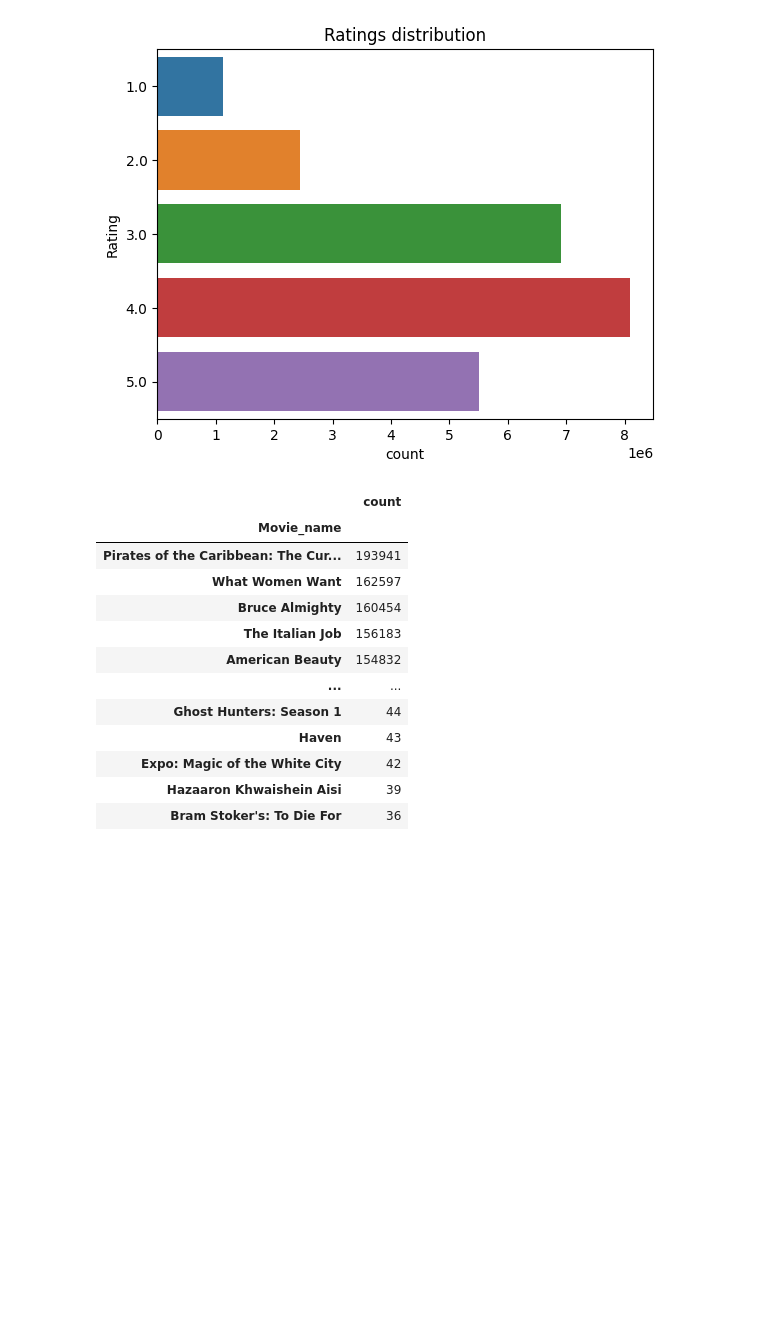
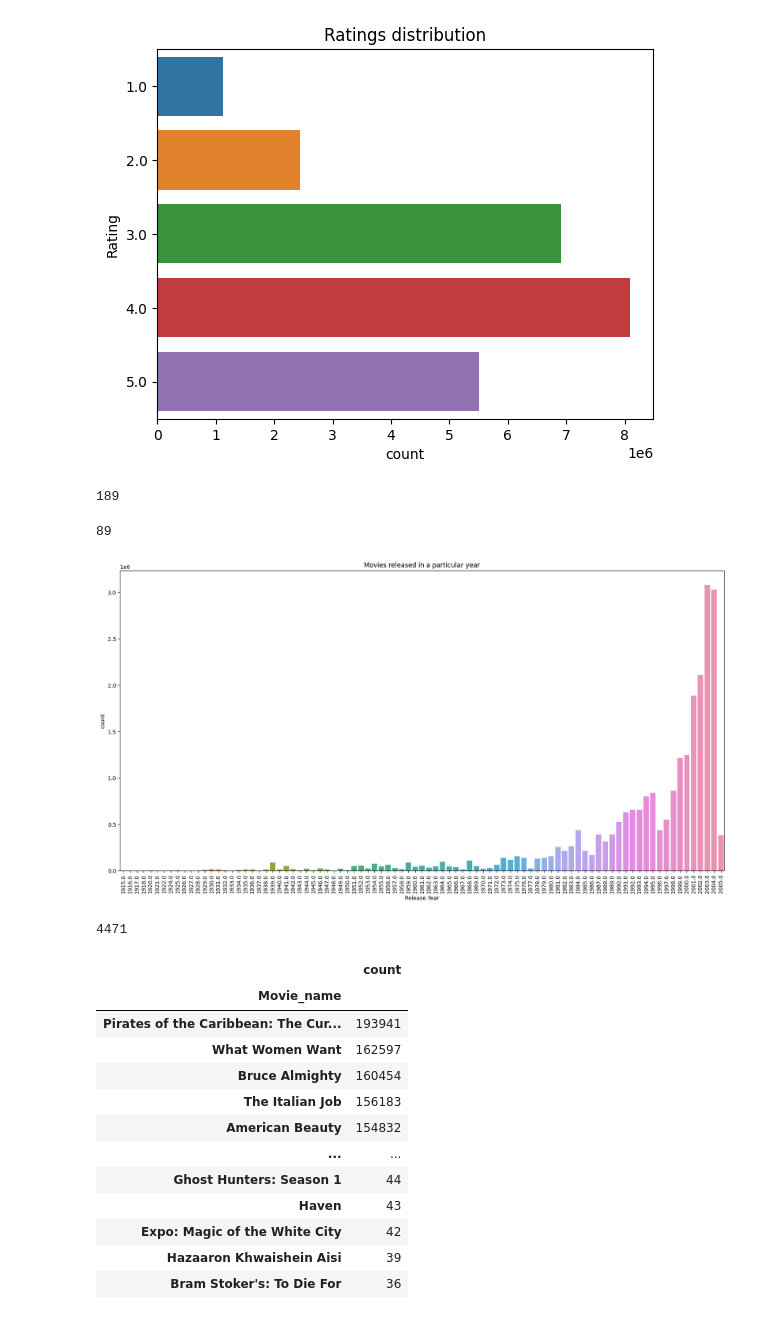
Before and after one commit to XXzE3/Movie-recommender-engine, a Jupyter notebook: Movie recommender engine.ipynb, the cells around one changed output. Drawn from its saved outputs; the diff is of its cells as text; code cells hidden in the pictures; blank space fills up the shorter version.

```diff
--- a/Movie recommender engine.ipynb
+++ b/Movie recommender engine.ipynb
@@ -318,8 +326,8 @@ movie_name
 # %% [markdown]
 ### Merging the names to netflix dataset for ***Final dataset***
 # %%
-netflix_names = pd.merge(netflix,movie_name,on='MovieId',how='left')
-netflix_names
+netflix = pd.merge(netflix,movie_name,on='MovieId',how='left')
+netflix
 # %% [output]
 |  | CustId | Rating | MovieId | Release Year | Movie_name |
 | 0 | 1488844 | 3.0 | 1 | 2003.0 | Dinosaur Planet |
@@ -352,4 +364,24 @@ plt.title("Ratings distribution")
 plt.show()
 # %% [output]
 [figure]
+# %%
+netflix['Release Year'].isnull().sum()
+# %% [output]
+189
+# %%
+netflix['Release Year'].nunique()
+# %% [output]
+89
+# %%
+plt.figure(figsize=(20,10))
+sns.countplot(data = netflix, x = "Release Year")
+plt.title("Movies released in a particular year")
+plt.xticks(rotation = 90)
+plt.show()
+# %% [output]
+[figure, added]
+# %%
+netflix['Movie_name'].nunique()
+# %% [output]
+4471
 # %%
```
Also changed, not shown: parts of 35 cells of this notebook.
